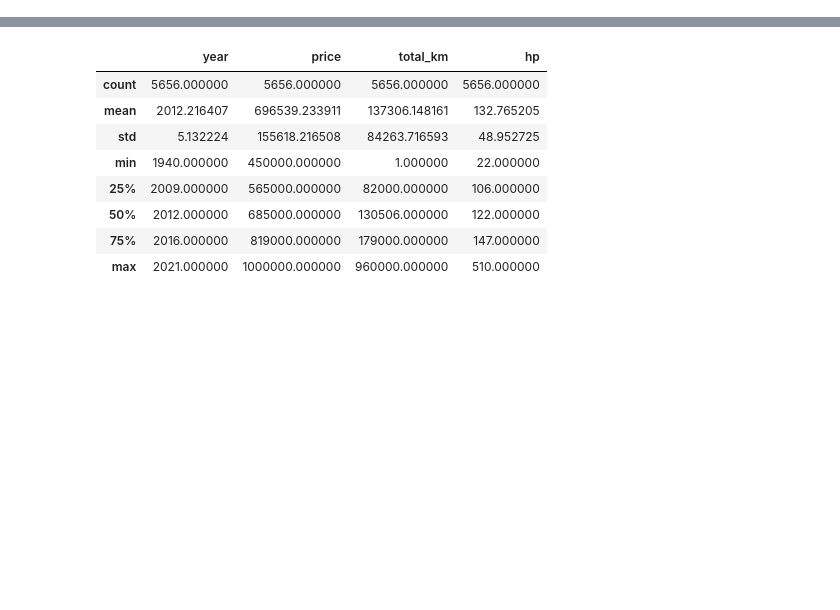
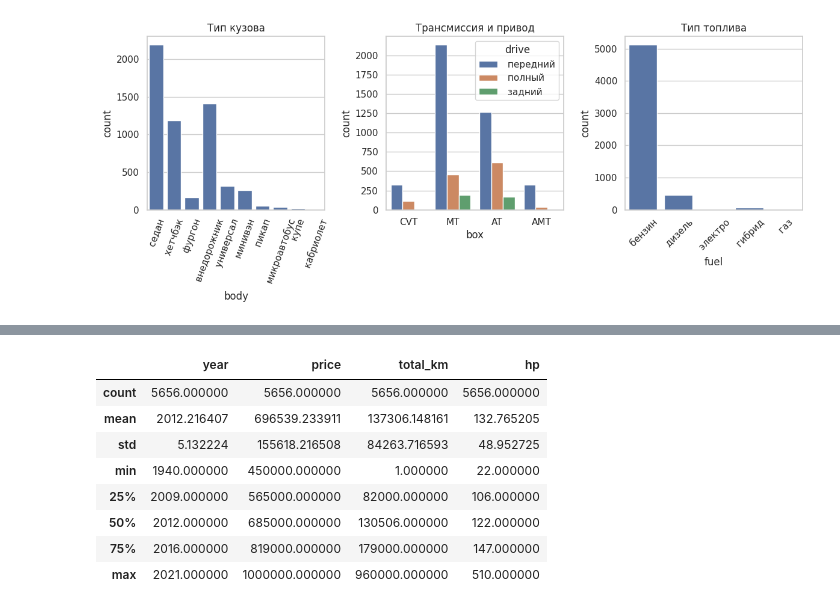
Before and after one commit to iskakanartur/car_data_analysis, a Jupyter notebook: cars_stats.ipynb, the cells around one changed output, grey strips where cells are left out. Saved outputs shown, nothing was run; the diff lists cells and outputs as text; code cells hidden in the pictures; blank space fills up the shorter version.

```diff
--- a/cars_stats.ipynb
+++ b/cars_stats.ipynb
@@ -30,0 +41,26 @@ dtype: object
+# %%
+from matplotlib import pyplot as plt
+from scipy import stats
+%matplotlib inline
+import seaborn as sns
+
+figure, axes = plt.subplots(1, 3, figsize=(12,5))
+
+plt.subplot(1,3,1)
+ax = sns.countplot(x='body',data=df)
+plt.xticks(rotation= 70)
+plt.title("Тип кузова")
+
+plt.subplot(1,3,2)
+ax = sns.countplot(x='box', hue='drive', data=df)
+plt.title("Трансмиссия и привод")
+
+plt.subplot(1,3,3)
+ax = sns.countplot(x='fuel',data=df)
+plt.xticks(rotation= 45)
+plt.title("Тип топлива")
+
+plt.tight_layout()
+plt.show()
+# %% [output]
+[figure, added]
```
Also changed, not shown: parts of 20 cells of this notebook, 1 other file.
